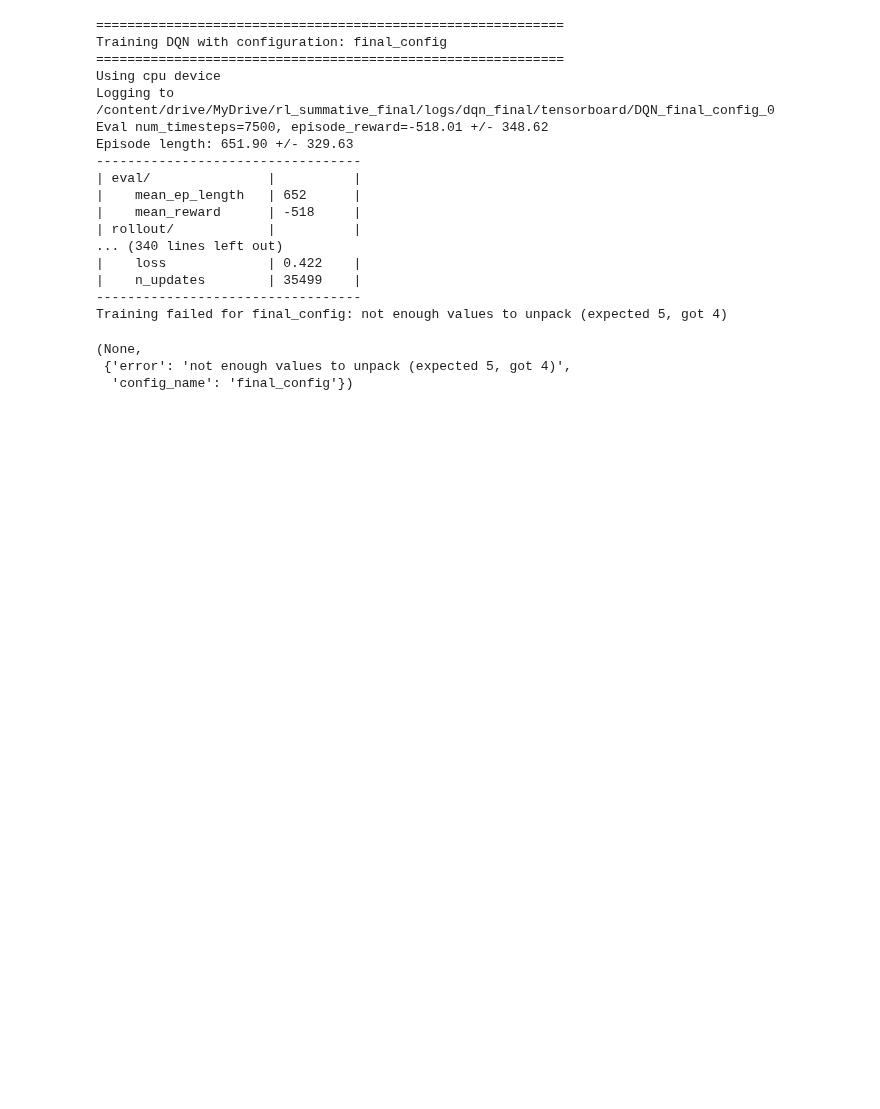
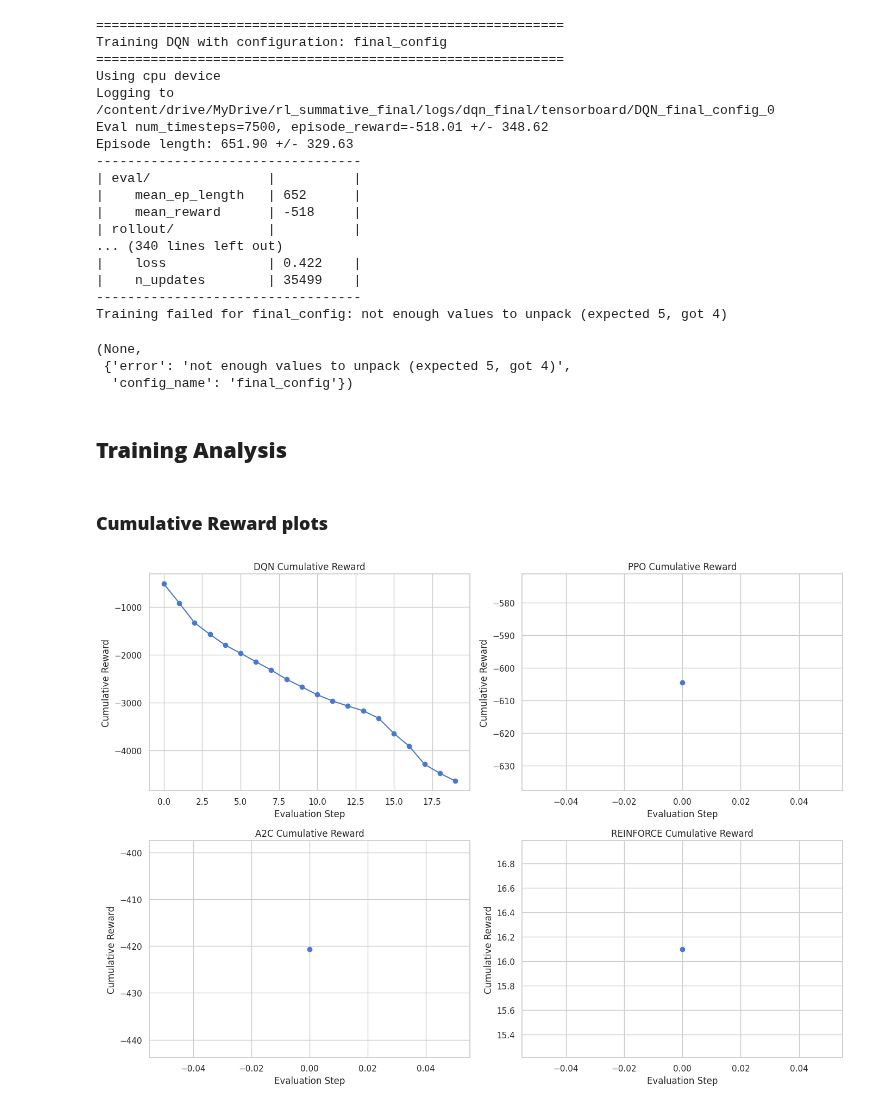
Before and after one commit to lindahnyambura/nyambura_l_rl_summative, a Jupyter notebook: training/training.ipynb, the cells around one changed output. Drawn from its saved outputs; the diff is of its cells as text; code cells hidden in the pictures; blank space fills up the shorter version.

Commit message:
Colab: cumulative rewards and training stability plots

```diff
--- a/training/training.ipynb
+++ b/training/training.ipynb
@@ -175,3 +175,54 @@ Training failed for final_config: not enough values to unpack (expected 5, got 4
 (None,
  {'error': 'not enough values to unpack (expected 5, got 4)',
   'config_name': 'final_config'})
+# %% [markdown]
+## **Training Analysis**
+# %% [markdown]
+### **Cumulative Reward plots**
+# %%
+import os
+import numpy as np
+import matplotlib.pyplot as plt
+import pandas as pd
+
+# Define paths to the log files
+log_paths = {
+    "DQN": "/content/drive/MyDrive/rl_summative_final/logs/dqn_final",
+    "PPO": "/content/drive/MyDrive/rl_summative_final/logs/ppo",
+    "A2C": "/content/drive/MyDrive/rl_summative_final/logs/a2c",
+    "REINFORCE": "/content/drive/MyDrive/rl_summative_final/logs/reinforce",
+}
+
+# Function to load cumulative rewards from log files
+def load_cumulative_rewards(log_path):
+    # Load the evaluations.npz file
+    eval_file = os.path.join(log_path, "evaluations.npz")
+    if not os.path.exists(eval_file):
+        raise FileNotFoundError(f"No evaluations file found at {eval_file}")
+
+    data = np.load(eval_file)
+    rewards = data['results'].mean(axis=1)  # Mean reward over episodes
+    return np.cumsum(rewards)
+
+# Load cumulative rewards for each method
+cumulative_rewards = {method: load_cumulative_rewards(path) for method, path in log_paths.items()}
+
+fig, axs = plt.subplots(2, 2, figsize=(14, 10))
+axs = axs.flatten()
+
+for idx, (method, rewards) in enumerate(cumulative_rewards.items()):
+    ax = axs[idx]
+    if rewards is not None and len(rewards) > 0:
+        ax.plot(rewards, marker='o')
+        ax.set_title(f"{method} Cumulative Reward")
+        ax.set_xlabel("Evaluation Step")
+        ax.set_ylabel("Cumulative Reward")
+        ax.grid(True)
+    else:
+        ax.set_title(f"{method} (No Data)")
+        ax.axis('off')
+
+plt.tight_layout()
+plt.show()
+# %% [output]
+[figure, added]
```
Also changed, not shown: parts of 5 cells of this notebook.
